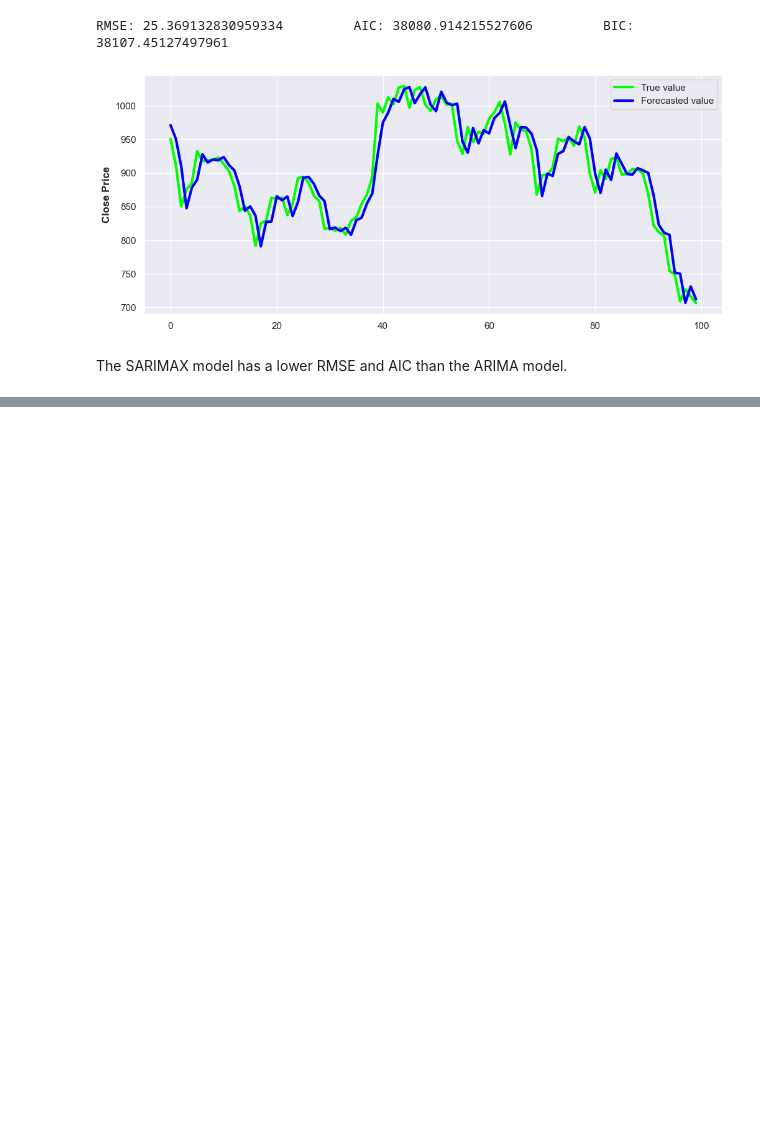
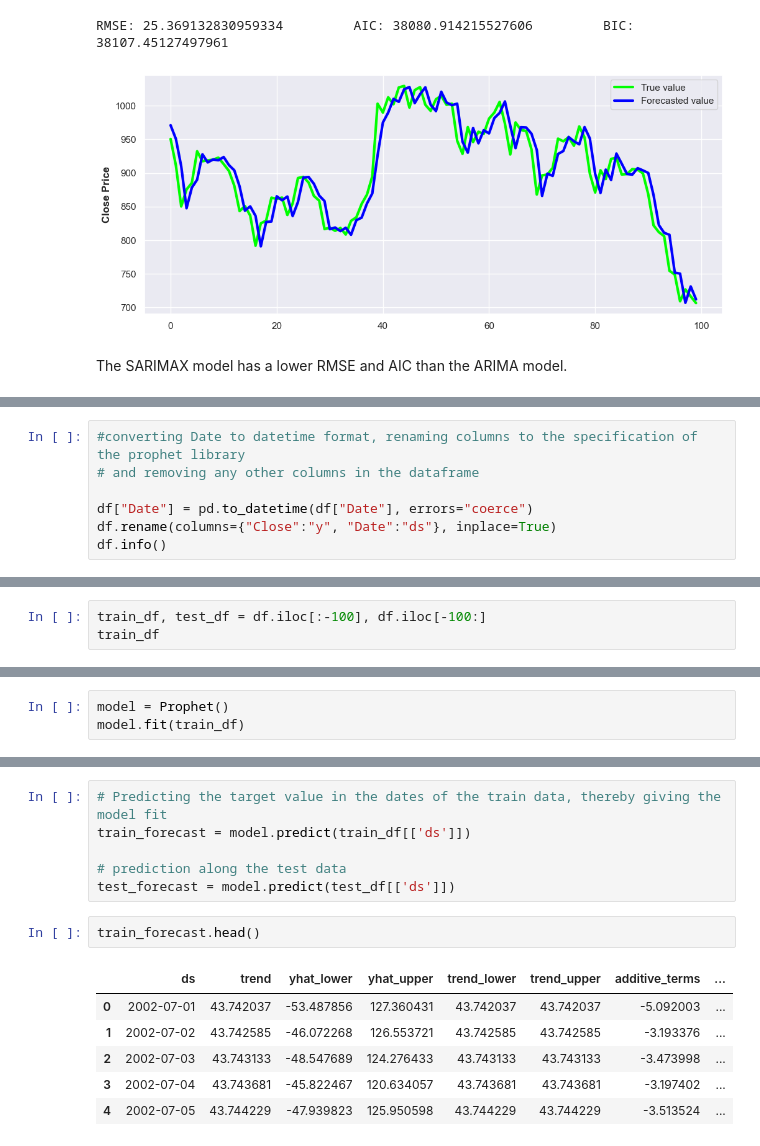
Before and after one commit to akashprak/StockPrice-TimeSeries, a Jupyter notebook: notebooks/Stock_price_forecast.ipynb, the cells around one changed output, grey strips where cells are left out. Drawn from its saved outputs; the diff is of its cells as text; blank space fills up the shorter version.

Commit message:
model training- PROPHET

```diff
--- a/notebooks/Stock_price_forecast.ipynb
+++ b/notebooks/Stock_price_forecast.ipynb
@@ -425,0 +463,7 @@ The SARIMAX model has a lower RMSE and AIC than the ARIMA model.
+# %%
+#converting Date to datetime format, renaming columns to the specification of the prophet library
+# and removing any other columns in the dataframe
+
+df["Date"] = pd.to_datetime(df["Date"], errors="coerce")
+df.rename(columns={"Close":"y", "Date":"ds"}, inplace=True)
+df.info()
@@ -425,0 +480,3 @@ The SARIMAX model has a lower RMSE and AIC than the ARIMA model.
+# %%
+train_df, test_df = df.iloc[:-100], df.iloc[-100:]
+train_df
@@ -425,0 +497,3 @@ The SARIMAX model has a lower RMSE and AIC than the ARIMA model.
+# %%
+model = Prophet()
+model.fit(train_df)
@@ -425,0 +504,15 @@ The SARIMAX model has a lower RMSE and AIC than the ARIMA model.
+# %%
+# Predicting the target value in the dates of the train data, thereby giving the model fit
+train_forecast = model.predict(train_df[['ds']])
+
+# prediction along the test data
+test_forecast = model.predict(test_df[['ds']])
+# %%
+train_forecast.head()
+# %% [output]
+|  | ds | trend | yhat_lower | yhat_upper | trend_lower | trend_upper | additive_terms | ... |
+| 0 | 2002-07-01 | 43.742037 | -53.487856 | 127.360431 | 43.742037 | 43.742037 | -5.092003 | ... |
+| 1 | 2002-07-02 | 43.742585 | -46.072268 | 126.553721 | 43.742585 | 43.742585 | -3.193376 | ... |
+| 2 | 2002-07-03 | 43.743133 | -48.547689 | 124.276433 | 43.743133 | 43.743133 | -3.473998 | ... |
+| 3 | 2002-07-04 | 43.743681 | -45.822467 | 120.634057 | 43.743681 | 43.743681 | -3.197402 | ... |
+| 4 | 2002-07-05 | 43.744229 | -47.939823 | 125.950598 | 43.744229 | 43.744229 | -3.513524 | ... |
```
Also changed, not shown: parts of 10 cells of this notebook.
